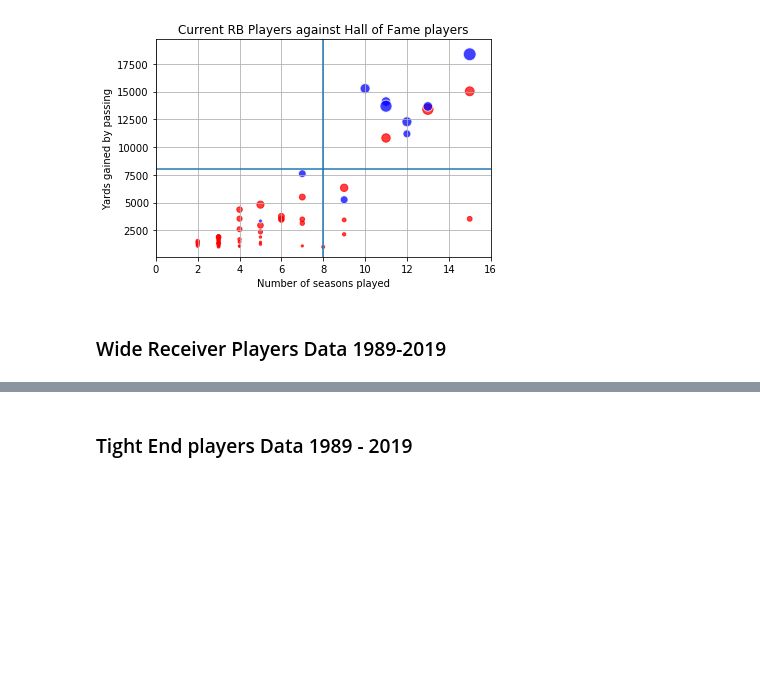
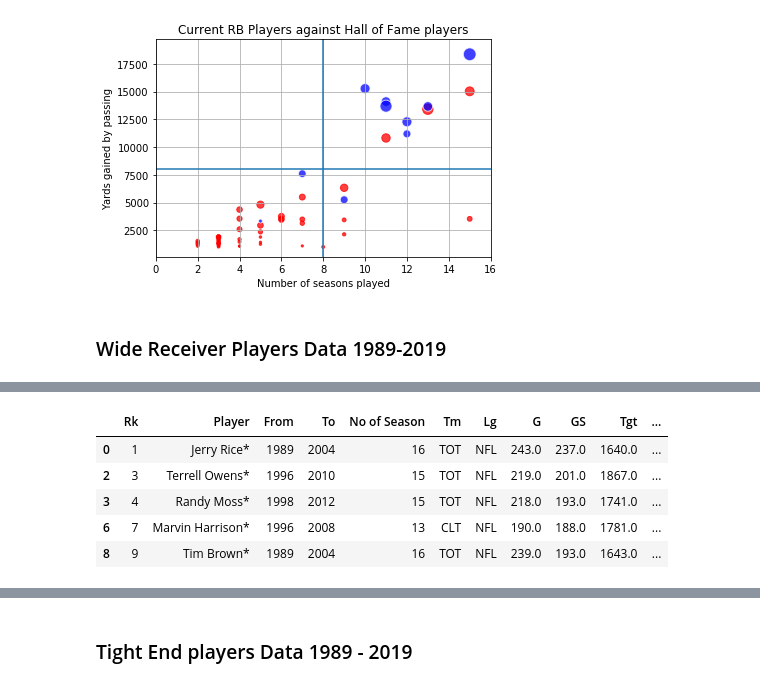
Before and after one commit to ankitapatel9/NFL-project, a Jupyter notebook: nfl-player-data.ipynb, the cells around one changed output, grey strips where cells are left out. Saved outputs shown, nothing was run; the diff lists cells and outputs as text; code cells hidden in the pictures; blank space fills up the shorter version.

```diff
--- a/nfl-player-data.ipynb
+++ b/nfl-player-data.ipynb
@@ -351 +397,13 @@ hof_wr_df
+# %%
+#Reducing the dataframe to include only Hall of Fame Wide Recievers
+#find the rows with * in the player name
+hof_wr = wide_receiver_data_df[wide_receiver_data_df['Player'].str.contains('\*')]
+hof_wr.head()
+# %% [output]
+|  | Rk | Player | From | To | No of Season | Tm | Lg | G | GS | Tgt | ... |
+| 0 | 1 | Jerry Rice* | 1989 | 2004 | 16 | TOT | NFL | 243.0 | 237.0 | 1640.0 | ... |
+| 2 | 3 | Terrell Owens* | 1996 | 2010 | 15 | TOT | NFL | 219.0 | 201.0 | 1867.0 | ... |
+| 3 | 4 | Randy Moss* | 1998 | 2012 | 15 | TOT | NFL | 218.0 | 193.0 | 1741.0 | ... |
+| 6 | 7 | Marvin Harrison* | 1996 | 2008 | 13 | CLT | NFL | 190.0 | 188.0 | 1781.0 | ... |
+| 8 | 9 | Tim Brown* | 1989 | 2004 | 16 | TOT | NFL | 239.0 | 193.0 | 1643.0 | ... |
 # %%
```
Also changed, not shown: parts of 13 cells of this notebook.
